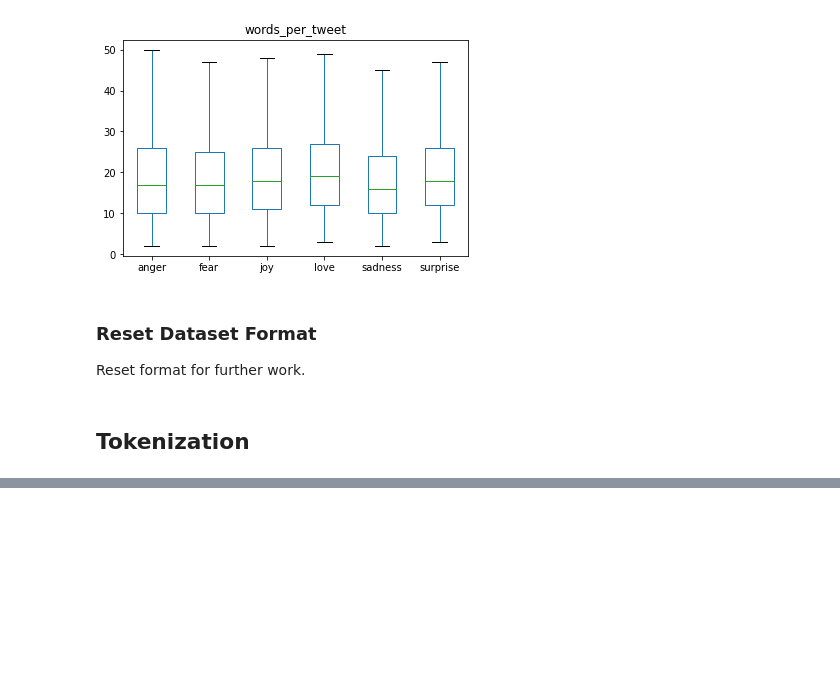
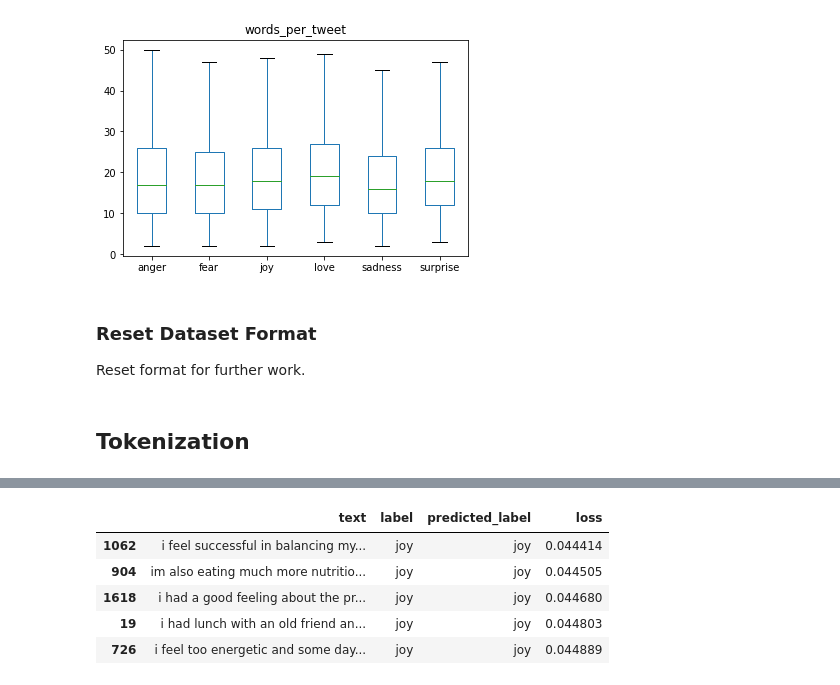
Before and after one commit to chris-santiago/nlpwt, a Jupyter notebook: chap_2.ipynb, the cells around one changed output, grey strips where cells are left out. Cells and saved outputs as stored; diff of their text form; code cells hidden in the pictures; blank space fills up the shorter version.

```diff
--- a/chap_2.ipynb
+++ b/chap_2.ipynb
@@ -109,0 +295,9 @@ emotions.reset_format()
+# %%
+df_valid.sort_values('loss').head()
+# %% [output]
+|  | text | label | predicted_label | loss |
+| 1062 | i feel successful in balancing my... | joy | joy | 0.044414 |
+| 904 | im also eating much more nutritio... | joy | joy | 0.044505 |
+| 1618 | i had a good feeling about the pr... | joy | joy | 0.044680 |
+| 19 | i had lunch with an old friend an... | joy | joy | 0.044803 |
+| 726 | i feel too energetic and some day... | joy | joy | 0.044889 |
```
Also changed, not shown: parts of 26 cells of this notebook, 1 other file.
